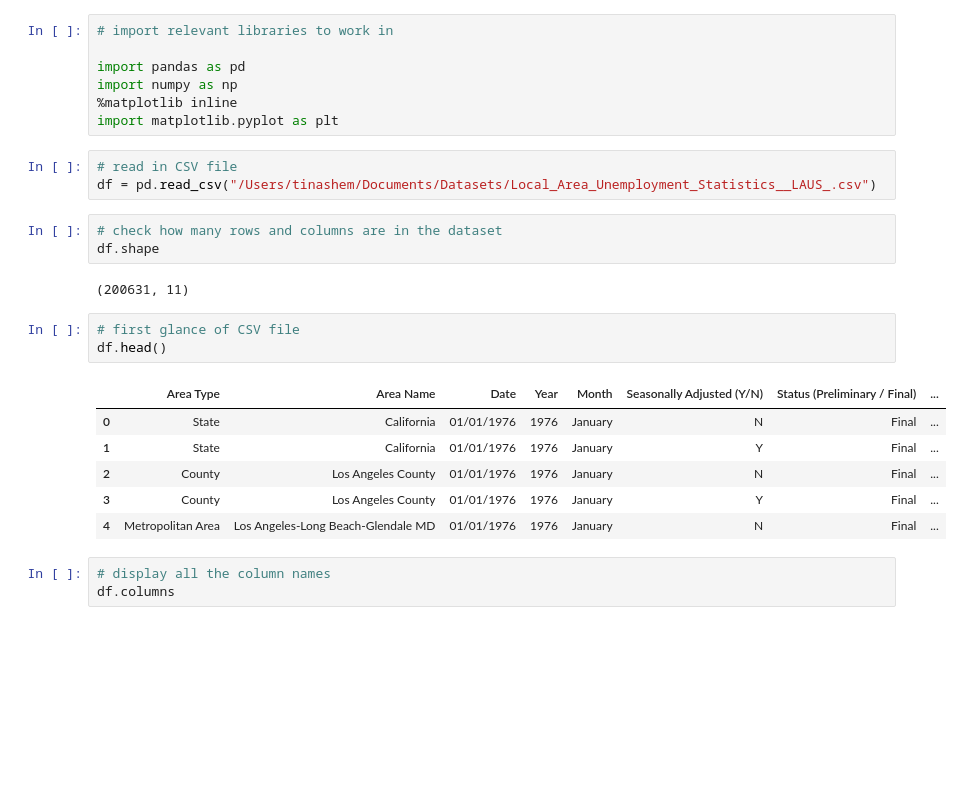
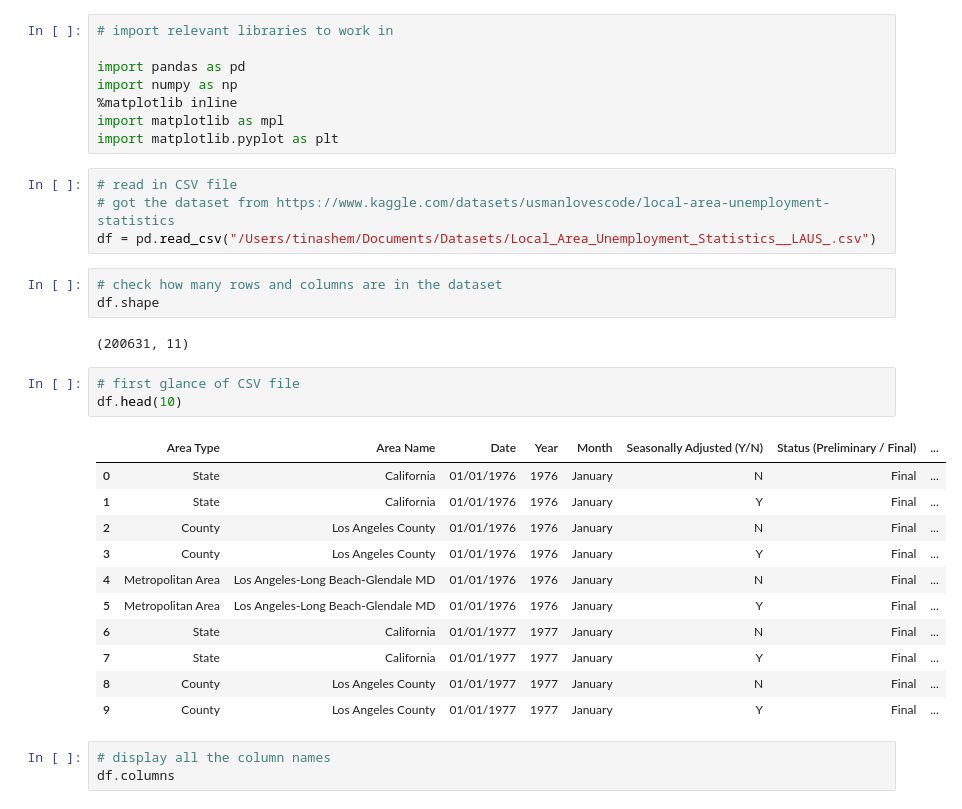
Before and after one commit to Tinashe-04/LocalAreaUnemploymentStatistics, a Jupyter notebook: Local Area Unemployment Stats.ipynb, the cells around one changed output. Drawn from its saved outputs; the diff is of its cells as text; blank space fills up the shorter version.

```diff
--- a/Local Area Unemployment Stats.ipynb
+++ b/Local Area Unemployment Stats.ipynb
@@ -4,9 +4,11 @@
 import pandas as pd
 import numpy as np
 %matplotlib inline
+import matplotlib as mpl
 import matplotlib.pyplot as plt
 # %%
 # read in CSV file
+# got the dataset from https://www.kaggle.com/datasets/usmanlovescode/local-area-unemployment-statistics
 df = pd.read_csv("/Users/tinashem/Documents/Datasets/Local_Area_Unemployment_Statistics__LAUS_.csv")
 # %%
 # check how many rows and columns are in the dataset
@@ -15,14 +17,19 @@ df.shape
 (200631, 11)
 # %%
 # first glance of CSV file
-df.head()
+df.head(10)
 # %% [output]
 |  | Area Type | Area Name | Date | Year | Month | Seasonally Adjusted (Y/N) | Status (Preliminary / Final) | ... |
 | 0 | State | California | 01/01/1976 | 1976 | January | N | Final | ... |
 | 1 | State | California | 01/01/1976 | 1976 | January | Y | Final | ... |
 | 2 | County | Los Angeles County | 01/01/1976 | 1976 | January | N | Final | ... |
 | 3 | County | Los Angeles County | 01/01/1976 | 1976 | January | Y | Final | ... |
 | 4 | Metropolitan Area | Los Angeles-Long Beach-Glendale MD | 01/01/1976 | 1976 | January | N | Final | ... |
+| 5 | Metropolitan Area | Los Angeles-Long Beach-Glendale MD | 01/01/1976 | 1976 | January | Y | Final | ... |
+| 6 | State | California | 01/01/1977 | 1977 | January | N | Final | ... |
+| 7 | State | California | 01/01/1977 | 1977 | January | Y | Final | ... |
+| 8 | County | Los Angeles County | 01/01/1977 | 1977 | January | N | Final | ... |
+| 9 | County | Los Angeles County | 01/01/1977 | 1977 | January | Y | Final | ... |
 # %%
 # display all the column names
 df.columns
```
Also changed, not shown: parts of 8 cells of this notebook.
